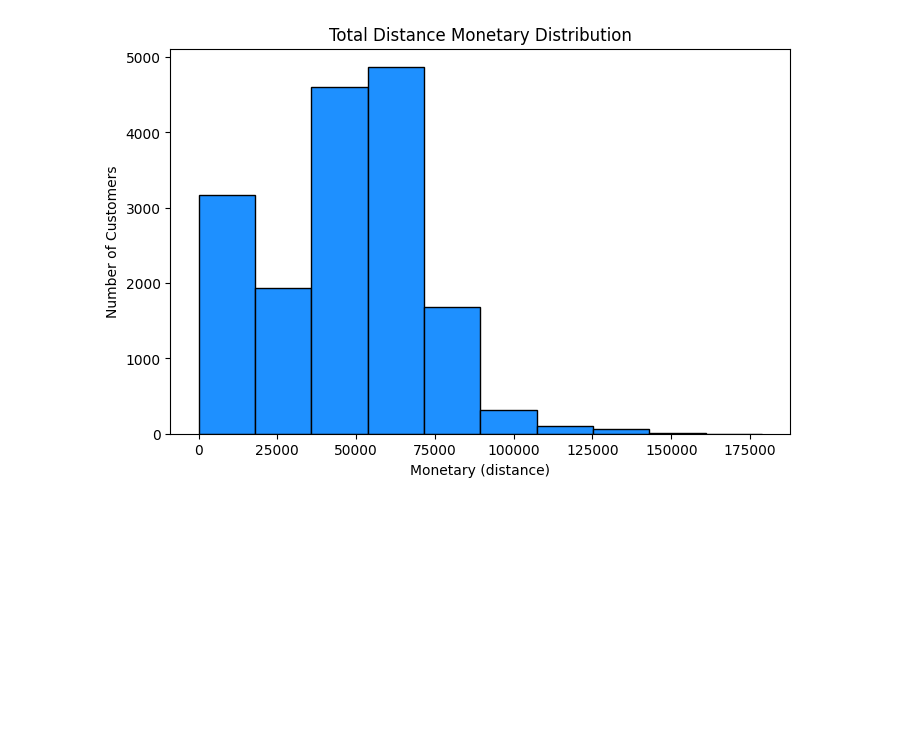
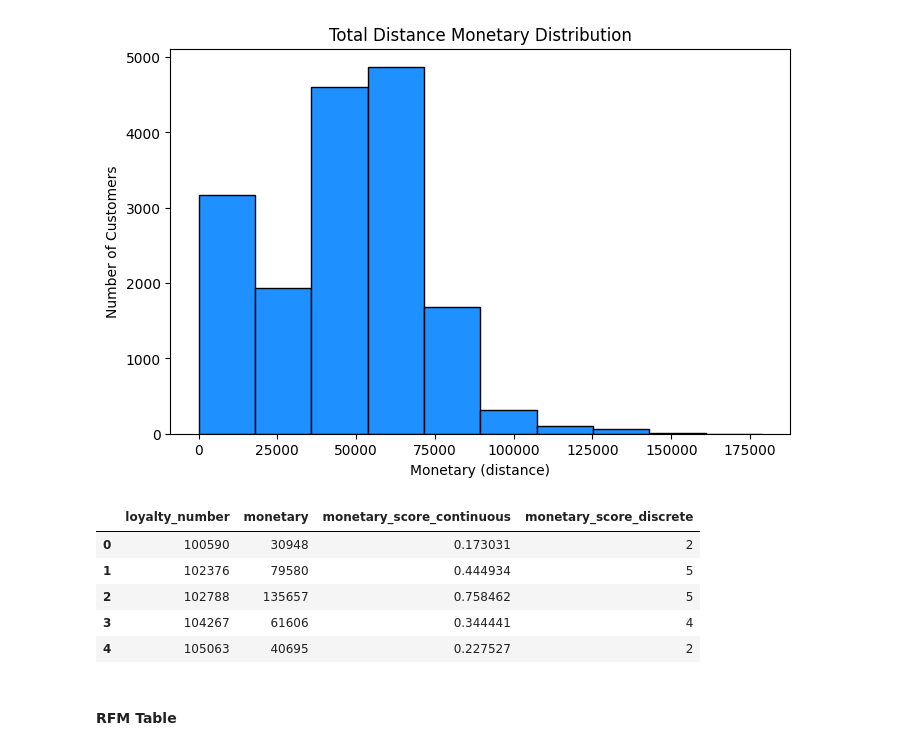
Before and after one commit to tssarathi/airline-customer-analytics, a Jupyter notebook: notebooks/feature-exploration.ipynb, the cells around one changed output. Cells and saved outputs as stored; diff of their text form; code cells hidden in the pictures; blank space fills up the shorter version.

```diff
--- a/notebooks/feature-exploration.ipynb
+++ b/notebooks/feature-exploration.ipynb
@@ -193,0 +227,11 @@ plt.show()
+# %%
+customer_monetary.head()
+# %% [output]
+|  | loyalty_number | monetary | monetary_score_continuous | monetary_score_discrete |
+| 0 | 100590 | 30948 | 0.173031 | 2 |
+| 1 | 102376 | 79580 | 0.444934 | 5 |
+| 2 | 102788 | 135657 | 0.758462 | 5 |
+| 3 | 104267 | 61606 | 0.344441 | 4 |
+| 4 | 105063 | 40695 | 0.227527 | 2 |
+# %% [markdown]
+#### RFM Table
```
Also changed, not shown: parts of 11 cells of this notebook.
